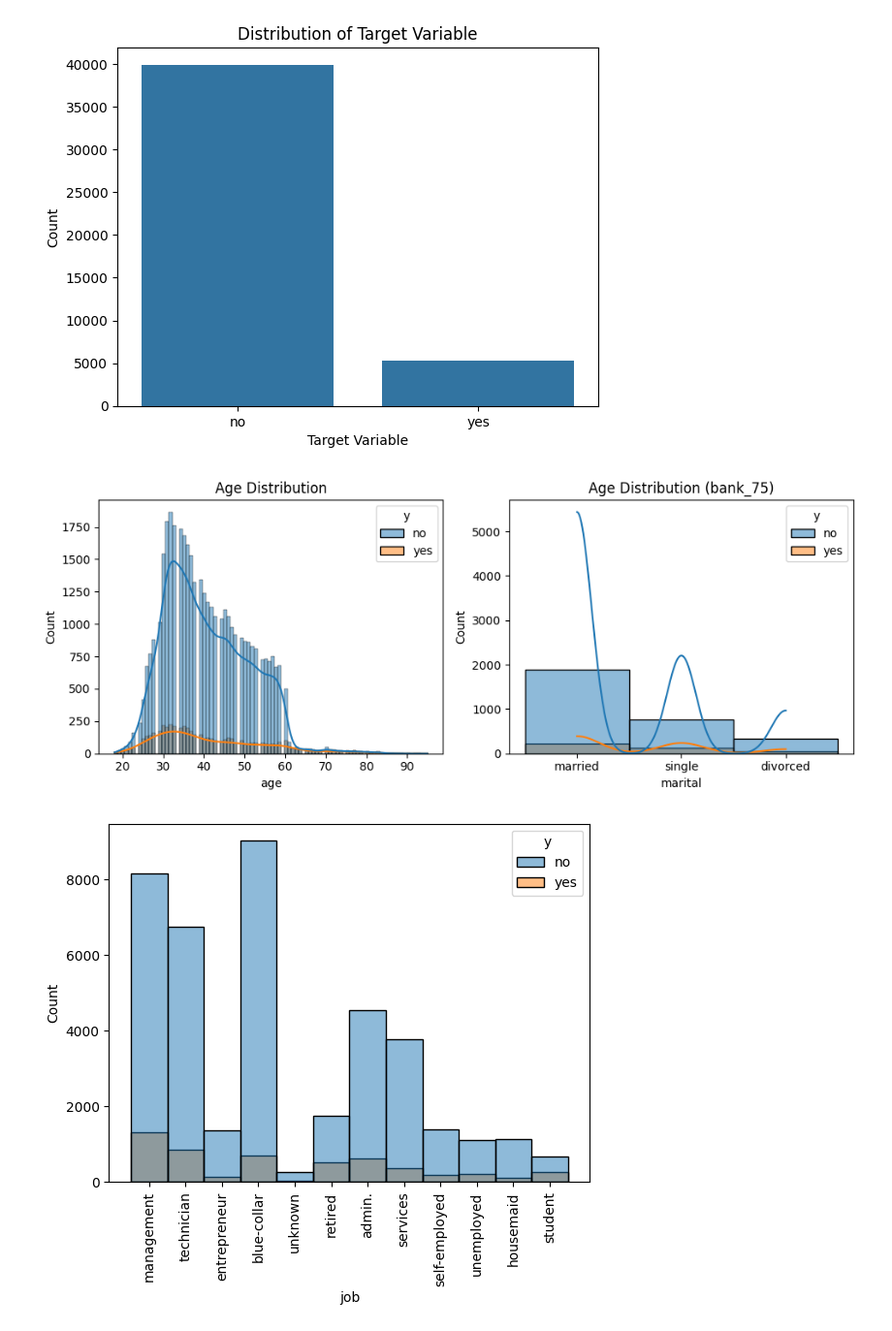
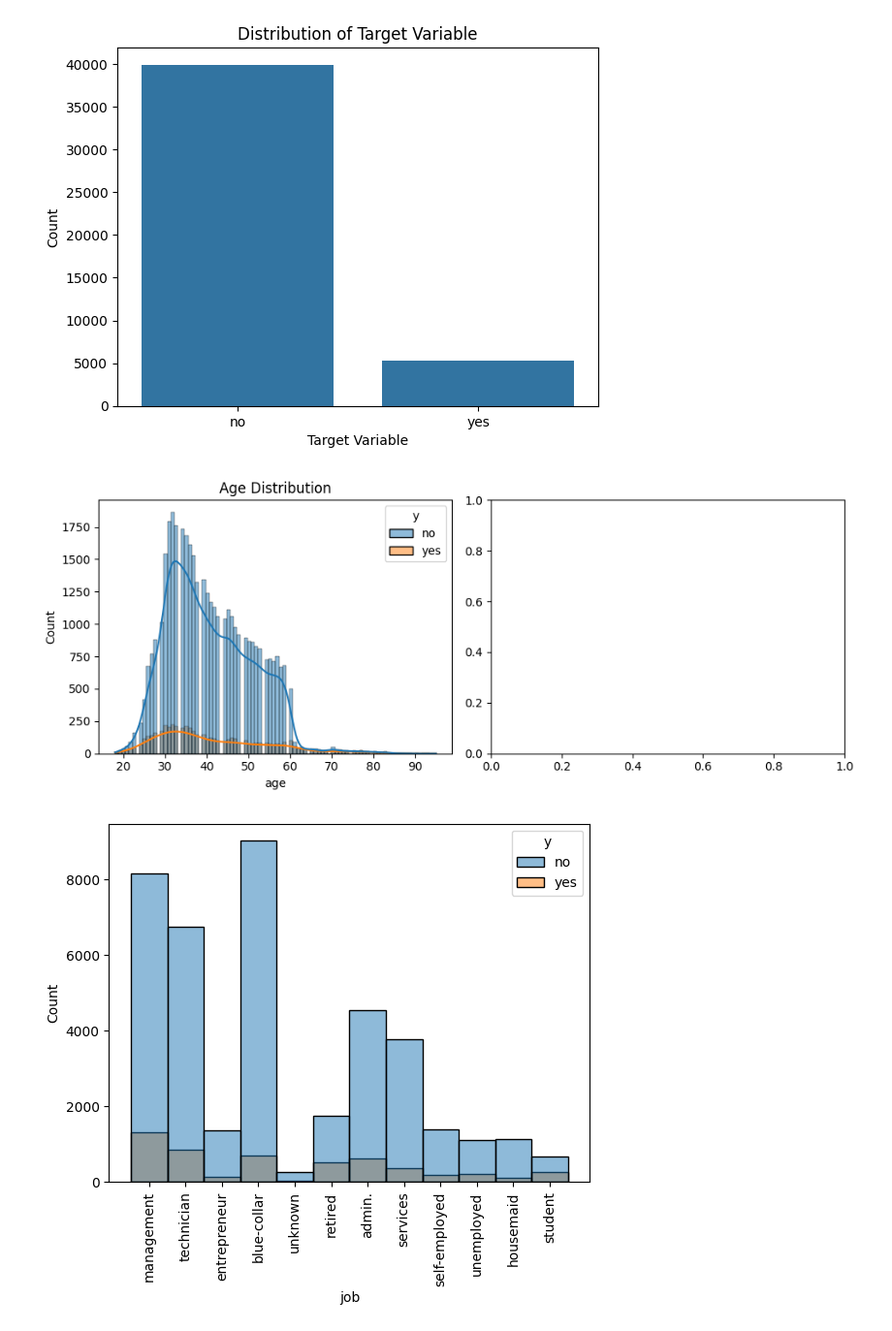
Before and after one commit to krsnathkr/PredictingBankTermDeposits, a Jupyter notebook: main.ipynb, the cells around one changed output. Shown at 97% size. Drawn from its saved outputs; the diff is of its cells as text; code cells hidden in the pictures.

```diff
--- a/main.ipynb
+++ b/main.ipynb
@@ -80,16 +88,13 @@ plt.show()
 # %%
 fig, ax = plt.subplots(1, 2, figsize=(10, 4))
 
 sns.histplot(data=bank, x='age', hue='y', kde=True, ax=ax[0])
 ax[0].set_title('Age Distribution')
 
-sns.histplot(data=bank_75, x='marital', hue='y', kde=True, ax=ax[1])
-ax[1].set_title('Age Distribution (bank_75)')
-
 plt.tight_layout()
 plt.show()
 # %% [output]
-[figure, old version]
+[figure, new version]
 # %%
 sns.histplot(data=bank, x='job', hue='y') #job distribution
 plt.xticks(rotation=90)
```
Also changed, not shown: parts of 3 cells of this notebook.
